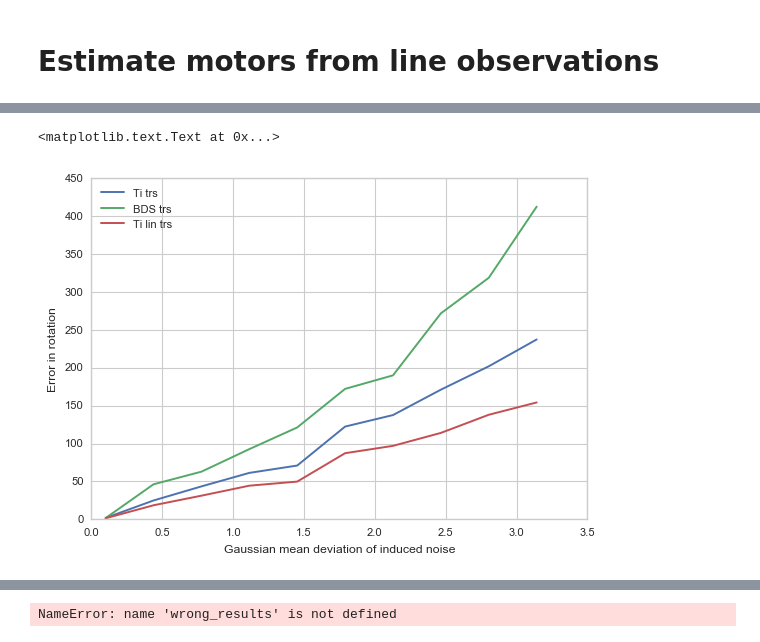
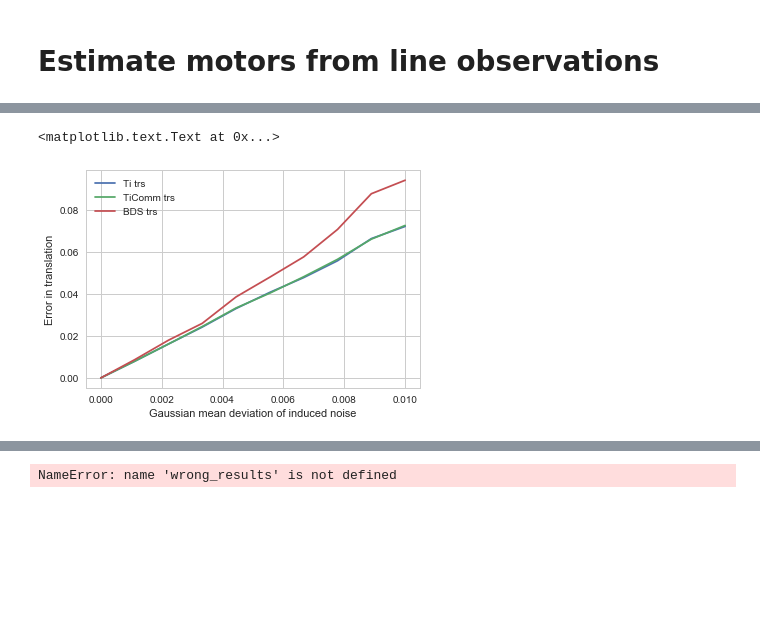
Before and after one commit to tingelst/game, a Jupyter notebook: python/Experiments-v2.ipynb, the cells around one changed output, grey strips where cells are left out. Drawn from its saved outputs; the diff is of its cells as text; code cells hidden in the pictures; blank space fills up the shorter version.

```diff
--- a/python/Experiments-v2.ipynb
+++ b/python/Experiments-v2.ipynb
@@ -8,7 +8,7 @@ import versor as vsr
 import pandas as pd
 import seaborn as sns
 sns.set_style('whitegrid')
-sns.set_context('paper')
+# sns.set_context('paper')
 from versor.drawing import *
 from motor_estimation import MotorEstimationSolver
 from game import VDMotorEstimationSolver
@@ -21,7 +21,7 @@ Populating the interactive namespace from numpy and matplotlib
 # %% [markdown]
 # Generate motors
 # %%
-def create_motors(n_motors=10, d_lims=(0,10), th_lims=(-pi,pi)):
+def create_motors(n_motors=10, d_lims=(0,2), th_lims=(0,pi)):
     motors = [((vsr.Vec(*np.random.random(3)).unit() * np.random.uniform(*d_lims)).trs() *
                vsr.Rot(vsr.Biv(*np.random.uniform(-1,1,3)).unit() * np.random.uniform(*th_lims) * -0.5))
               for i in range(n_motors)]
@@ -663,11 +711,16 @@ def run_lines(n_lines=10, n_sets=10, n_motors=10, trs_noise_std=0.09, rot_noise_
 # %%
-def compare_rms_lines(results, results_vd, results_bds):
-    RMS = {'Ti': {}, "VD": {}, 'BDS':{}}
+def compare_rms_lines(results, results_vd, results_bds, results_comm):
+    RMS = {'Ti': {}, "VD": {}, 'BDS':{}, 'TiComm': {}}
     our_mot, our_rot, our_trs = rms_motor(results)
     Ti = RMS['Ti']
     Ti['rot'] = our_rot
     Ti['mot'] = our_mot
     Ti['trs'] = our_trs
+    our_comm_mot, our_comm_rot, our_comm_trs = rms_motor(results_comm)
+    TiComm = RMS['TiComm']
+    TiComm['rot'] = our_comm_rot
+    TiComm['mot'] = our_comm_mot
+    TiComm['trs'] = our_comm_trs
     vd_mot, vd_rot, vd_trs = rms_motor(results_vd)
     VD = RMS['VD']
     VD['rot'] = vd_rot
@@ -685,10 +738,14 @@ noise_levels = np.linspace(0.01,0.1,10)
 #                                            trs_noise_std=noise_level, noisy=True))
 #               for noise_level in noise_levels]
 # %%
-noise_levels = np.linspace(0.01,1,10)
-rmss_lines_rot = [compare_rms_lines(*run_lines(10,32,32, rot_noise_std=noise_level,
-                                           trs_noise_std=noise_level, noisy=True,
+n_noise_levels = 10
+noise_levels_rot = np.linspace(0.0, 0.1,n_noise_levels)
+noise_levels_trs = np.linspace(0.0, 0.01, n_noise_levels)
+rmss_lines_rot = [compare_rms_lines(*run_lines(32,32,32, rot_noise_std=noise_level_rot,
+                                           trs_noise_std=noise_level_trs, noisy=True,
                                             onlyrot=True))
-              for noise_level in noise_levels]
+              for noise_level_rot, noise_level_trs in zip(noise_levels_rot, noise_levels_trs)]
 # pickle.dump(rmss_lines_rot, open('rmss_lines_rot.pickle', 'wb'))
+
+d = pd.concat(rmss_lines_rot)
 # %%
@@ -716,24 +773,14 @@ ax.set_xlabel('Gaussian mean deviation of induced noise')
 # %%
-d = pd.concat(rmss_lines_rot)
 fig, ax = plt.subplots(1)
-
-# ax.plot(noise_levels, d['Ti']['rot'].tolist(), label='Ti rot')
-# ax.plot(noise_levels, d['BDS']['rot'].tolist(), label='BDS rot')
-# ax.plot(noise_levels, d['VD']['rot'].tolist(), label='VD rot')
-
-ax.plot(noise_levels, d['Ti']['trs'].tolist(), label='Ti trs')
-ax.plot(noise_levels, d['BDS']['trs'].tolist(), label='BDS trs')
-ax.plot(noise_levels, d['VD']['trs'].tolist(), label='Ti lin trs')
-
-
-# ax.plot(noise_levels, d['Ti']['mot'].tolist(), label='Ti mot')
-# ax.plot(noise_levels, d['BDS']['mot'].tolist(), label='BDS mot')
+ax.plot(noise_levels_trs, d['Ti']['trs'].tolist(), label='Ti trs')
+ax.plot(noise_levels_trs, d['TiComm']['trs'].tolist(), label='TiComm trs')
+ax.plot(noise_levels_trs, d['BDS']['trs'].tolist(), label='BDS trs')
 
 ax.legend(frameon=False, loc=2)
-ax.set_ylabel('Error in rotation')
+ax.set_ylabel('Error in translation')
 ax.set_xlabel('Gaussian mean deviation of induced noise')
 # %% [output]
 <matplotlib.text.Text at 0x...>
-[figure, old version]
+[figure, new version]
 # %%
 pickle.dump(rmss_lines, open('rmss_lines_used.pickle', 'wb'))
```
Also changed, not shown: parts of 20 cells of this notebook, 2 other files.
